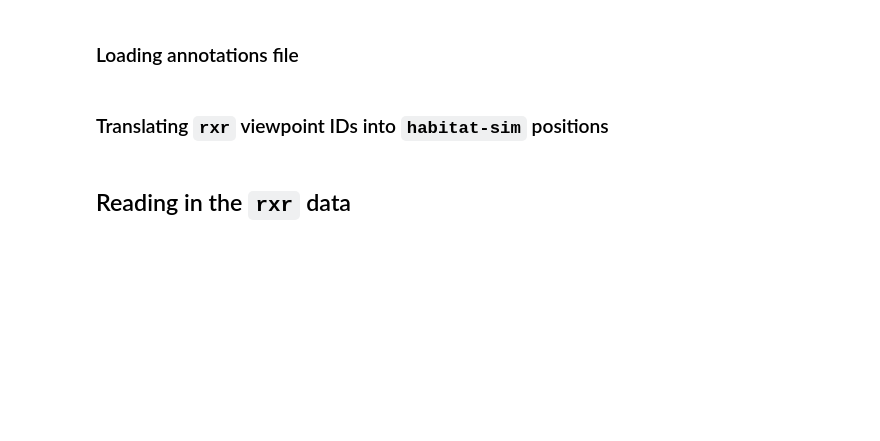
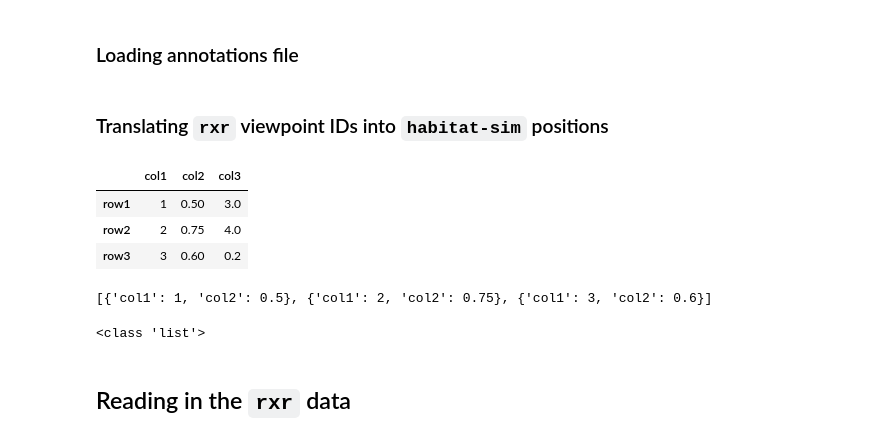
Before and after one commit to wsychiu/OCOM5300M_ResearchProject, a Jupyter notebook: data_exploration/exploring_scenes.ipynb, the cells around one changed output. Drawn from its saved outputs; the diff is of its cells as text; code cells hidden in the pictures; blank space fills up the shorter version.

```diff
--- a/data_exploration/exploring_scenes.ipynb
+++ b/data_exploration/exploring_scenes.ipynb
@@ -220,4 +238,24 @@ def json_to_df(file_path):
     return pd.DataFrame(data)
 # %% [markdown]
 ### Translating `rxr` viewpoint IDs into `habitat-sim` positions
+# %%
+df = pd.DataFrame({'col1': [1, 2, 3],
+                   'col2': [0.5, 0.75, 0.6],
+                   'col3': [3.0, 4.0, 0.2]},
+                  index=['row1', 'row2', 'row3'])
+df
+# %% [output]
+|  | col1 | col2 | col3 |
+| row1 | 1 | 0.50 | 3.0 |
+| row2 | 2 | 0.75 | 4.0 |
+| row3 | 3 | 0.60 | 0.2 |
+# %%
+df[['col1', 'col2']].to_dict('records')
+# %% [output]
+[{'col1': 1, 'col2': 0.5}, {'col1': 2, 'col2': 0.75}, {'col1': 3, 'col2': 0.6}]
+# %%
+test = []
+print(type(test))
+# %% [output]
+<class 'list'>
 # %%
```
Also changed, not shown: parts of 50 cells of this notebook.
